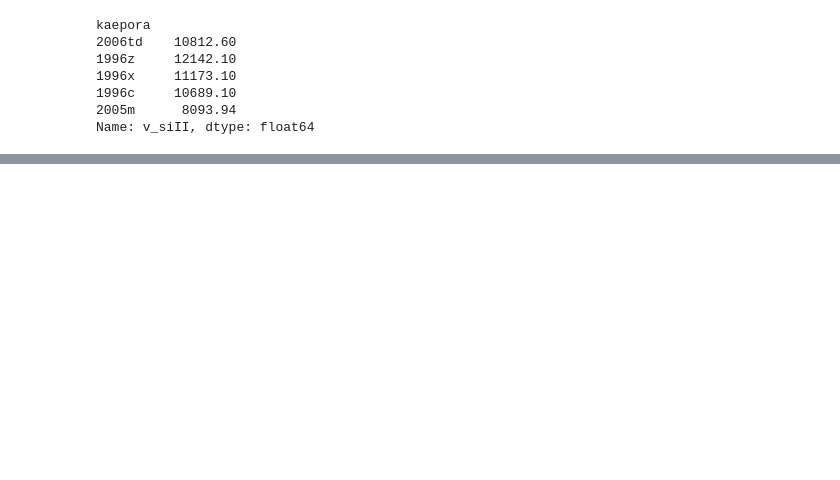
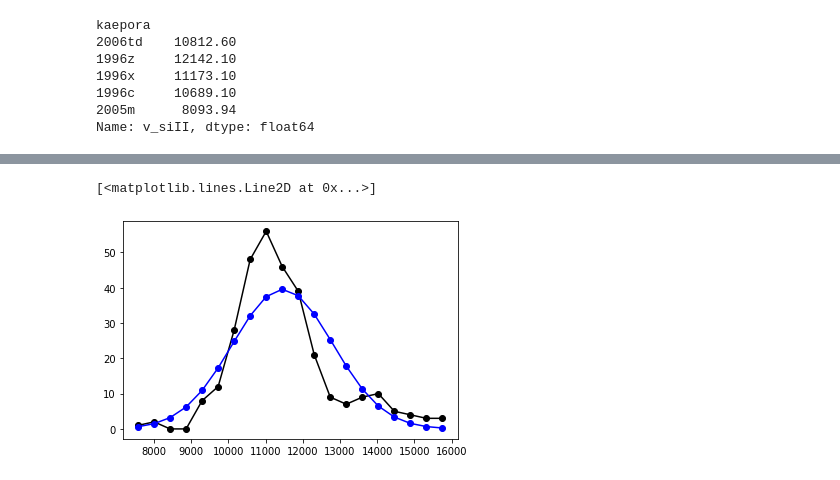
Before and after one commit to ketozhang/ejecta-velocities-of-type-Ia-supernovae, a Jupyter notebook: binned_fitting.ipynb, the cells around one changed output, grey strips where cells are left out. Drawn from its saved outputs; the diff is of its cells as text; code cells hidden in the pictures; blank space fills up the shorter version.

Commit message:
Add binned gaussian fit, shrink pickle size

```diff
--- a/binned_fitting.ipynb
+++ b/binned_fitting.ipynb
@@ -38,0 +84,16 @@ plt.plot(np.linspace(8000, 16000, 100), rv.pdf(np.linspace(8000, 16000, 100)))
+# %%
+_y, _bins = np.histogram(data, bins=20)
+_bin_midpoints = (_bins[1:] + _bins[:-1]) / 2
+_bin_width = np.mean(_bins[1:] - _bins[:-1])
+plt.plot(_bin_midpoints, _y, 'k-o')
+
+_y_pred = len(data) * _bin_width * gaussian(_bin_midpoints, *[np.mean(data), np.std(data)])
+plt.plot(_bin_midpoints, _y_pred, 'b-o')
+
+# _y_pred = len(data) * _bin_width * bimodal_gaussian(_bin_midpoints, *bimodal_params)
+# plt.plot(_bin_midpoints, _y_pred)
+
+# plt.hist(data, bins);
+# %% [output]
+[<matplotlib.lines.Line2D at 0x...>]
+[figure, added]
```
Also changed, not shown: parts of 7 cells of this notebook, 16 other files.
